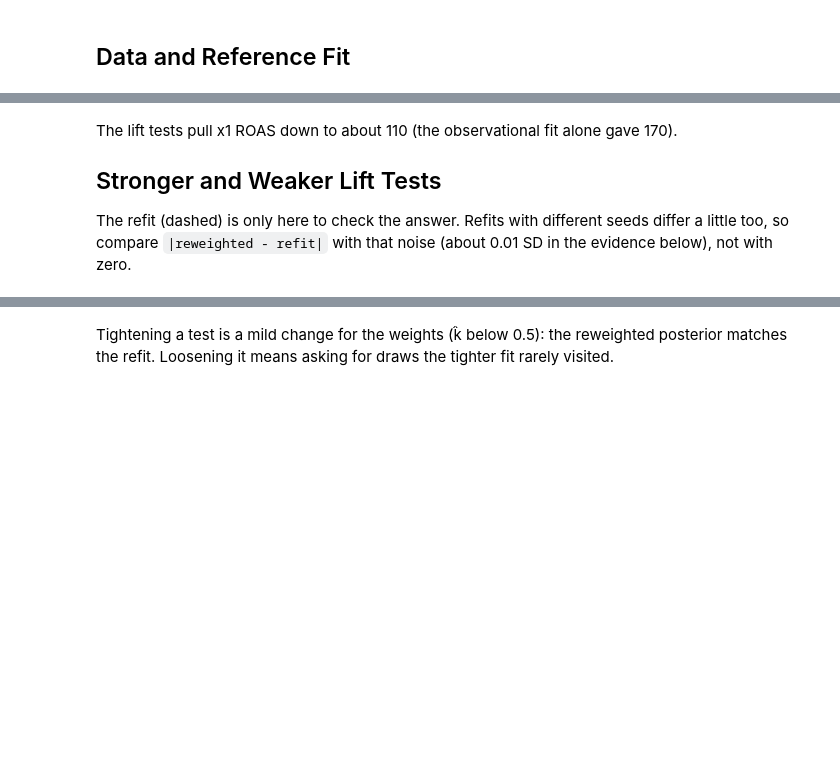
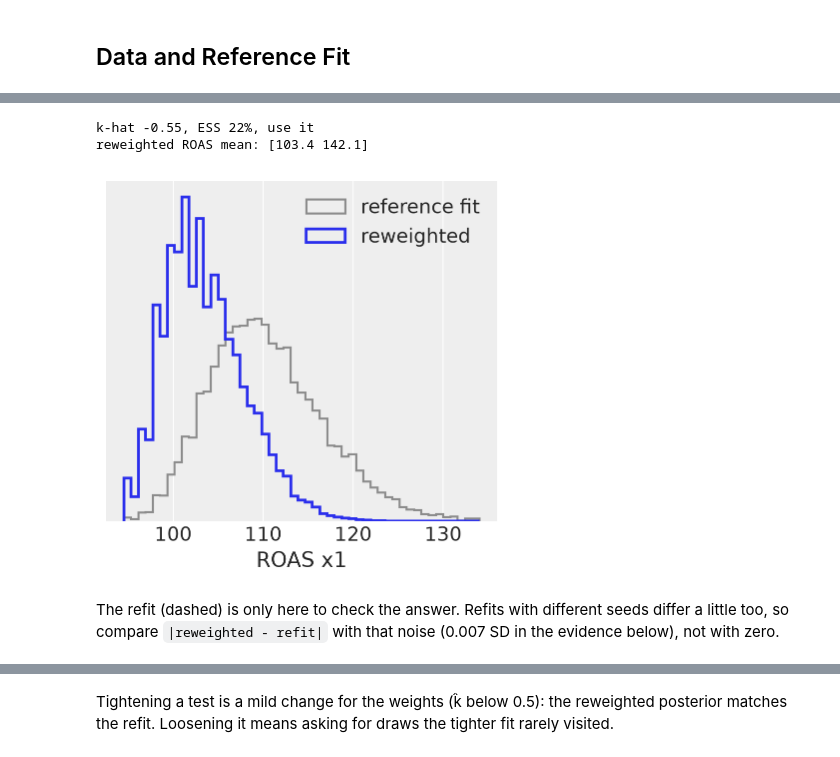
Before and after one commit to hansamos/prior_sensitivity_pymc_marketing, a Jupyter notebook: notebooks/mmm_likelihood_reweighting.ipynb, the cells around one changed output, grey strips where cells are left out. Saved outputs shown, nothing was run; the diff lists cells and outputs as text; code cells hidden in the pictures; blank space fills up the shorter version.

```diff
--- a/notebooks/mmm_likelihood_reweighting.ipynb
+++ b/notebooks/mmm_likelihood_reweighting.ipynb
@@ -341,9 +305,42 @@ ROAS mean [110.5 142.3], sd [ 6.4 13.9]
+# %%
+spec = {"lift_sigma": 2.0}
+result = psis_reweight(log_ratio(spec, ref), r_eff)
+print(
+    f"k-hat {result.pareto_k:.2f}, ESS {100 * result.ess_fraction:.0f}%, {result.verdict}"
+)
+print("reweighted ROAS mean:", (result.weights @ roas).round(1))
+# %% [output]
+k-hat -0.55, ESS 22%, use it
+reweighted ROAS mean: [103.4 142.1]
+# %%
+fig, ax = plt.subplots(figsize=(4, 4), layout="constrained")
+bins = np.linspace(*np.quantile(roas[:, 0], [0.001, 0.999]), 50)
+ax.hist(
+    roas[:, 0],
+    bins,
+    density=True,
+    histtype="step",
+    color="0.55",
+    lw=1.5,
+    label="reference fit",
+)
+ax.hist(
+    roas[:, 0],
+    bins,
+    weights=result.weights,
+    density=True,
+    histtype="step",
+    color="C0",
+    lw=2,
+    label="reweighted",
+)
+ax.set(xlabel="ROAS x1", yticks=[])
+ax.legend(frameon=False)
+plt.show()
+# %% [output]
+[figure, added]
 # %% [markdown]
-The lift tests pull x1 ROAS down to about 110 (the observational fit alone gave 170).
-
-## Stronger and Weaker Lift Tests
-
-The refit (dashed) is only here to check the answer. Refits with different seeds differ a little too, so compare `|reweighted - refit|` with that noise (about 0.01 SD in the evidence below), not with zero.
+The refit (dashed) is only here to check the answer. Refits with different seeds differ a little too, so compare `|reweighted - refit|` with that noise (0.007 SD in the evidence below), not with zero.
 # %%
 def try_spec(label, spec, seed, refit=True):
     """Reweight the reference draws to `spec`; optionally refit to check the answer."""
```
Also changed, not shown: parts of 21 cells of this notebook, 1 other file.
